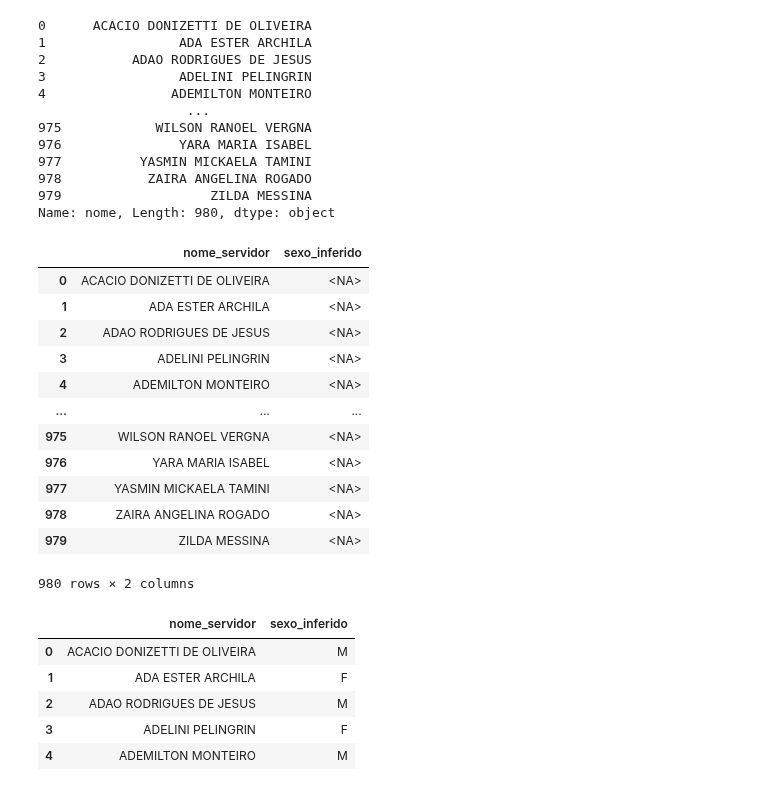
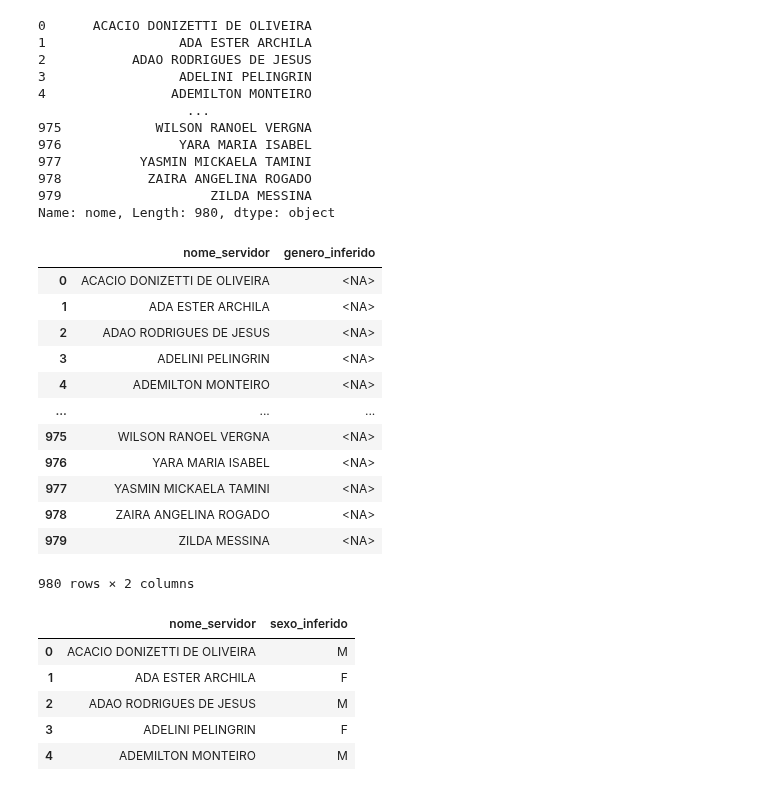
Before and after one commit to oguidenardi/folha_pagamento_santa_rita_2025, a Jupyter notebook: notebooks/03_data_preparation.ipynb, the cells around one changed output. Saved outputs shown, nothing was run; the diff lists cells and outputs as text; code cells hidden in the pictures.

Commit message:
refactor(data_preparation): rename 'sexo' column to 'genero' and update related documentation

```diff
--- a/notebooks/03_data_preparation.ipynb
+++ b/notebooks/03_data_preparation.ipynb
@@ -261,12 +260,12 @@ Name: nome, Length: 980, dtype: object
 # %%
 df_sexo_servidores = pd.DataFrame({
     "nome_servidor": nomes_unicos,
-    "sexo_inferido": pd.NA
+    "genero_inferido": pd.NA
 })
 
 df_sexo_servidores
 # %% [output]
-|  | nome_servidor | sexo_inferido |
+|  | nome_servidor | genero_inferido |
 | 0 | ACACIO DONIZETTI DE OLIVEIRA | <NA> |
 | 1 | ADA ESTER ARCHILA | <NA> |
 | 2 | ADAO RODRIGUES DE JESUS | <NA> |
```
Also changed, not shown: parts of 3 cells of this notebook.
